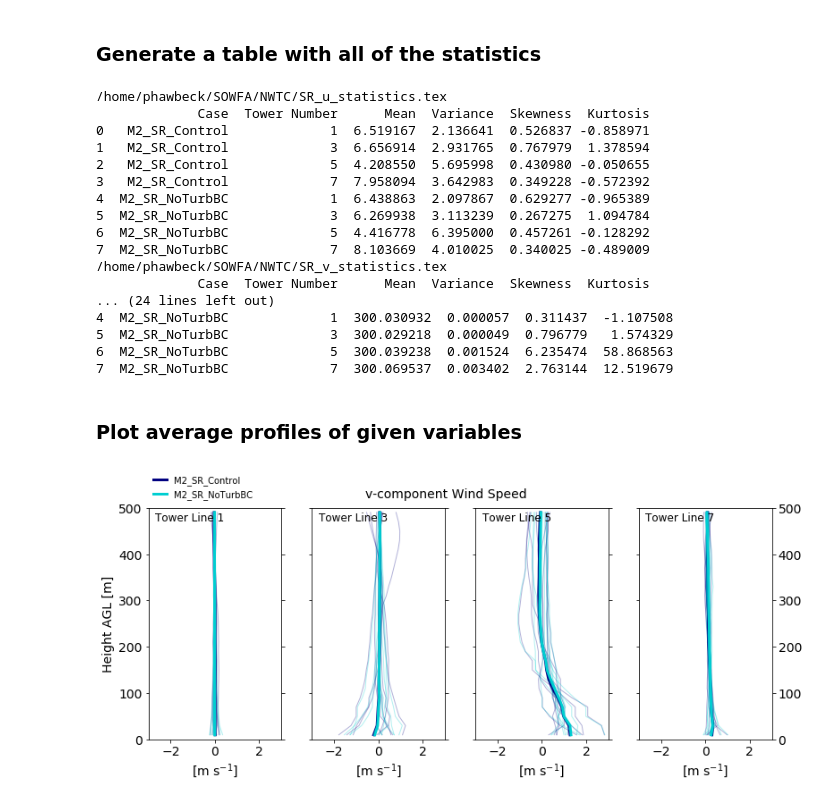
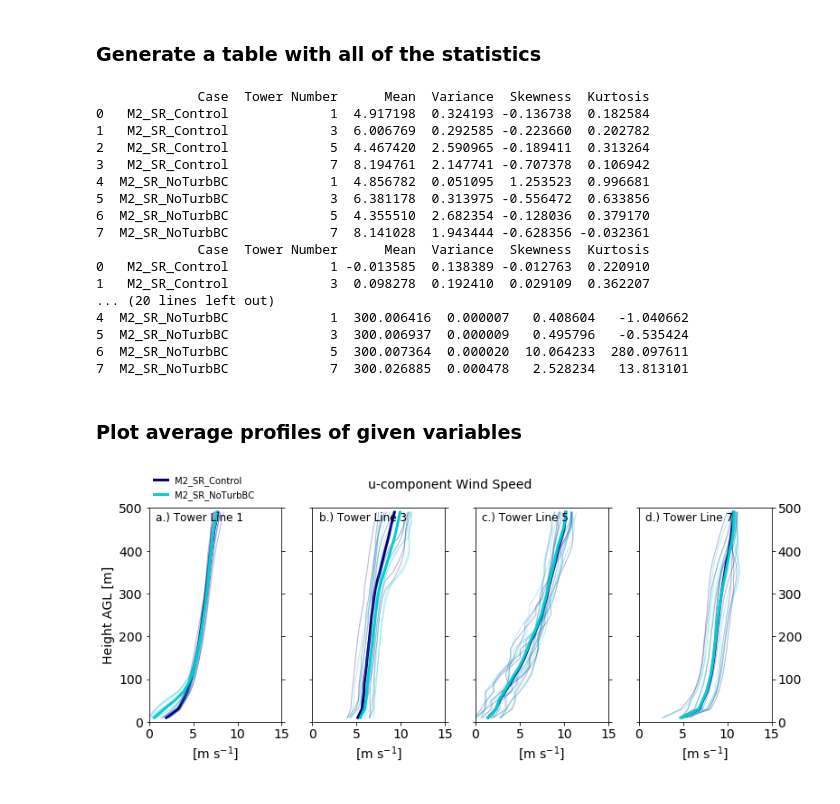
Before and after one commit to hawbecker/publications, a Jupyter notebook: ComplexTerrainNotebook.ipynb, the cells around one changed output. Saved outputs shown, nothing was run; the diff lists cells and outputs as text; code cells hidden in the pictures.

```diff
--- a/ComplexTerrainNotebook.ipynb
+++ b/ComplexTerrainNotebook.ipynb
@@ -47,3 +53,5 @@ probeZ = np.arange(10.001,500.0011,20.0)
+# %%
+savedir = '/home/phawbeck/SOWFA/Terrain/img/'
 # %% [markdown]
 ### Get the boundary data
 # %%
@@ -382,7 +393,7 @@ Plot the probability distribution/density functions for each case. PSD are calcu
 var = 'u'
 varind = varns.index(var)
 pdffig = plt.figure(figsize=(11,4.5))
-plt.subplots_adjust(left=0.08,right=0.96,bottom=0.11,top=0.91,wspace=0.28)
+plt.subplots_adjust(left=0.09,right=0.94,bottom=0.13,top=0.91,wspace=0.28)
 
 plt1 = plt.subplot2grid((1,ntwrs),(0,0),rowspan=1)
 plt2 = plt.subplot2grid((1,ntwrs),(0,1),rowspan=1)
@@ -394,25 +405,26 @@ plt3.set_yscale('log')
 plt4.set_yscale('log')
 
 plt1.tick_params(right=True,left=True,labelsize=lblsize)
-plt2.tick_params(right=True,left=True,labelsize=lblsize)
-plt3.tick_params(right=True,left=True,labelsize=lblsize)
+plt2.tick_params(right=True,left=True,labelsize=lblsize,labelleft=False)
+plt3.tick_params(right=True,left=True,labelsize=lblsize,labelleft=False)
+plt4.tick_params(right=True,left=True,labelsize=lblsize,labelleft=False,labelright=True)
 
-plt1.set_ylabel('PDF [%]',size=12)
-plt2.text(12,1e-24,"%s' [m s$^{-1}$]" % var,ha='center',va='center',size=txtsize)
+plt1.set_ylabel('PDF [%]',size=lblsize)
+plt2.text(12,1e-25,"%s' [m s$^{-1}$]" % var,ha='center',va='center',size=lblsize)
 plt1.set_xlim(-10,10)
 plt2.set_xlim(-10,10)
 plt3.set_xlim(-10,10)
 plt4.set_xlim(-10,10)
-ybot = 1e-22; ytop = 2e1
+ybot = 1e-13; ytop = 2e1
 plt1.set_ylim(ybot,ytop)
 plt2.set_ylim(ybot,ytop)
 plt3.set_ylim(ybot,ytop)
 plt4.set_ylim(ybot,ytop)
 
-plt1.text(-9,0.65*ytop,'Tower Line %d' % twrs[0],ha='left',va='top',size=txtsize)
-plt2.text(-9,0.65*ytop,'Tower Line %d' % twrs[1],ha='left',va='top',size=txtsize)
-plt3.text(-9,0.65*ytop,'Tower Line %d' % twrs[2],ha='left',va='top',size=txtsize)
-plt4.text(-9,0.65*ytop,'Tower Line %d' % twrs[3],ha='left',va='top',size=txtsize)
+plt1.text(-9,0.65*ytop,'a.) Tower Line %d' % twrs[0],ha='left',va='top',size=txtsize)
+plt2.text(-9,0.65*ytop,'b.) Tower Line %d' % twrs[1],ha='left',va='top',size=txtsize)
+plt3.text(-9,0.65*ytop,'c.) Tower Line %d' % twrs[2],ha='left',va='top',size=txtsize)
+plt4.text(-9,0.65*ytop,'d.) Tower Line %d' % twrs[3],ha='left',va='top',size=txtsize)
 
 for cc in range(0,ncases):
     for tt in range(0,ntwrs):
@@ -425,7 +437,8 @@ for cc in range(0,ncases):
         if tt == 1: plt2.scatter(varpfull[varind,cc,tt,:],norm.pdf(varpfull[varind,cc,tt,:]),edgecolors=casece[cc],lw=2.0,alpha=casea[cc],facecolors=casecf[cc],s=casesz[cc],marker=casem[cc])
         if tt == 2: plt3.scatter(varpfull[varind,cc,tt,:],norm.pdf(varpfull[varind,cc,tt,:]),edgecolors=casece[cc],lw=2.0,alpha=casea[cc],facecolors=casecf[cc],s=casesz[cc],marker=casem[cc])
         if tt == 3: plt4.scatter(varpfull[varind,cc,tt,:],norm.pdf(varpfull[varind,cc,tt,:]),edgecolors=casece[cc],lw=2.0,alpha=casea[cc],facecolors=casecf[cc],s=casesz[cc],marker=casem[cc])
-plt.suptitle("Probability Density Function of %s' at %3.1f m" % (var,twrheight))
+plt.suptitle("Probability Density Function of %s' at %3.1f m" % (var,twrheight), size=lblsize)
 plt1.legend(frameon=False,loc=8,fontsize=9)
+plt.savefig('{}PDF_{}{}m.pdf'.format(savedir,var,int(twrheight)))
 plt.show(pdffig)
 # %% [output]
@@ -463,34 +476,33 @@ for var in varns:
         })
     #df.to_latex('test.tex')
     df = df[['Case','Tower Number','Mean','Variance','Skewness','Kurtosis']]
-    df.to_latex('/home/phawbeck/SOWFA/NWTC/SR_{}_statistics.tex'.format(var))
-    print '/home/phawbeck/SOWFA/NWTC/SR_{}_statistics.tex'.format(var)
+    df.to_latex('{}/SR_{}_statistics.tex'.format(savedir,var))
     print df
 # %% [output]
-/home/phawbeck/SOWFA/NWTC/SR_u_statistics.tex
              Case  Tower Number      Mean  Variance  Skewness  Kurtosis
-0   M2_SR_Control             1  6.519167  2.136641  0.526837 -0.858971
-1   M2_SR_Control             3  6.656914  2.931765  0.767979  1.378594
-2   M2_SR_Control             5  4.208550  5.695998  0.430980 -0.050655
-3   M2_SR_Control             7  7.958094  3.642983  0.349228 -0.572392
-4  M2_SR_NoTurbBC             1  6.438863  2.097867  0.629277 -0.965389
-5  M2_SR_NoTurbBC             3  6.269938  3.113239  0.267275  1.094784
-6  M2_SR_NoTurbBC             5  4.416778  6.395000  0.457261 -0.128292
-7  M2_SR_NoTurbBC             7  8.103669  4.010025  0.340025 -0.489009
-/home/phawbeck/SOWFA/NWTC/SR_v_statistics.tex
+0   M2_SR_Control             1  4.917198  0.324193 -0.136738  0.182584
+1   M2_SR_Control             3  6.006769  0.292585 -0.223660  0.202782
+2   M2_SR_Control             5  4.467420  2.590965 -0.189411  0.313264
+3   M2_SR_Control             7  8.194761  2.147741 -0.707378  0.106942
+4  M2_SR_NoTurbBC             1  4.856782  0.051095  1.253523  0.996681
+5  M2_SR_NoTurbBC             3  6.381178  0.313975 -0.556472  0.633856
+6  M2_SR_NoTurbBC             5  4.355510  2.682354 -0.128036  0.379170
+7  M2_SR_NoTurbBC             7  8.141028  1.943444 -0.628356 -0.032361
              Case  Tower Number      Mean  Variance  Skewness  Kurtosis
-... (24 lines left out)
-4  M2_SR_NoTurbBC             1  300.030932  0.000057  0.311437  -1.107508
-5  M2_SR_NoTurbBC             3  300.029218  0.000049  0.796779   1.574329
-6  M2_SR_NoTurbBC             5  300.039238  0.001524  6.235474  58.868563
-7  M2_SR_NoTurbBC             7  300.069537  0.003402  2.763144  12.519679
+0   M2_SR_Control             1 -0.013585  0.138389 -0.012763  0.220910
+1   M2_SR_Control             3  0.098278  0.192410  0.029109  0.362207
+... (20 lines left out)
+4  M2_SR_NoTurbBC             1  300.006416  0.000007   0.408604   -1.040662
+5  M2_SR_NoTurbBC             3  300.006937  0.000009   0.495796   -0.535424
+6  M2_SR_NoTurbBC             5  300.007364  0.000020  10.064233  280.097611
+7  M2_SR_NoTurbBC             7  300.026885  0.000478   2.528234   13.813101
 # %% [markdown]
 ### Plot average profiles of given variables
 # %%
-var = 'v'
+var = 'u'
 varind = varns.index(var)
 avgprfplt = plt.figure(figsize=(11,4.5))
-plt.subplots_adjust(left=0.08,right=0.96,bottom=0.11,top=0.91,wspace=0.23)
+plt.subplots_adjust(left=0.08,right=0.95,bottom=0.15,top=0.88,wspace=0.23)
 
 ybot = 0; ytop = 500
 if var == 'u':
@@ -527,35 +539,36 @@ plt4.tick_params(right=True,left=True,labelsize=lblsize,labelleft=False,labelrig
 plt1.set_ylabel('Height AGL [m]',size=lblsize)
 plt1.set_xlabel(labelstr,size=lblsize); plt2.set_xlabel(labelstr,size=lblsize)
 plt3.set_xlabel(labelstr,size=lblsize); plt4.set_xlabel(labelstr,size=lblsize)
 
-plt1.text(xmin+(xmax-xmin)*0.05,0.98*ytop,'Tower Line %d' % twrs[0],ha='left',va='top',size=txtsize)
-plt2.text(xmin+(xmax-xmin)*0.05,0.98*ytop,'Tower Line %d' % twrs[1],ha='left',va='top',size=txtsize)
-plt3.text(xmin+(xmax-xmin)*0.05,0.98*ytop,'Tower Line %d' % twrs[2],ha='left',va='top',size=txtsize)
-plt4.text(xmin+(xmax-xmin)*0.05,0.98*ytop,'Tower Line %d' % twrs[3],ha='left',va='top',size=txtsize)
+plt1.text(xmin+(xmax-xmin)*0.05,0.98*ytop,'a.) Tower Line %d' % twrs[0],ha='left',va='top',size=txtsize)
+plt2.text(xmin+(xmax-xmin)*0.05,0.98*ytop,'b.) Tower Line %d' % twrs[1],ha='left',va='top',size=txtsize)
+plt3.text(xmin+(xmax-xmin)*0.05,0.98*ytop,'c.) Tower Line %d' % twrs[2],ha='left',va='top',size=txtsize)
+plt4.text(xmin+(xmax-xmin)*0.05,0.98*ytop,'d.) Tower Line %d' % twrs[3],ha='left',va='top',size=txtsize)
 
 
 for cc in range(0,ncases):
     for tt in range(0,ntwrs):
         for tw in np.arange(0,probeLine.ntowers):
             if tt == 0: plt1.plot(avgvarfull[varind,cc,tt,tw,:],twrheightf,c=casec[cc],lw=1.0,alpha=0.3)
             if tt == 1: plt2.plot(avgvarfull[varind,cc,tt,tw,:],twrheightf,c=casec[cc],lw=1.0,alpha=0.3)
             if tt == 2: plt3.plot(avgvarfull[varind,cc,tt,tw,:],twrheightf,c=casec[cc],lw=1.0,alpha=0.3)
             if tt == 3: plt4.plot(avgvarfull[varind,cc,tt,tw,:],twrheightf,c=casec[cc],lw=1.0,alpha=0.3)
         if tt == 0: plt1.plot(lineavgfull[varind,cc,tt,:],twrheightf,c=casec[cc],lw=3.0,label=cases[cc])
         if tt == 1: plt2.plot(lineavgfull[varind,cc,tt,:],twrheightf,c=casec[cc],lw=3.0)
         if tt == 2: plt3.plot(lineavgfull[varind,cc,tt,:],twrheightf,c=casec[cc],lw=3.0)
         if tt == 3: plt4.plot(lineavgfull[varind,cc,tt,:],twrheightf,c=casec[cc],lw=3.0)
 plt1.set_ylim(ybot,ytop)
 plt2.set_ylim(ybot,ytop)
 plt3.set_ylim(ybot,ytop)
 plt4.set_ylim(ybot,ytop)
 
 plt1.set_xlim(xmin,xmax)
 plt2.set_xlim(xmin,xmax)
 plt3.set_xlim(xmin,xmax)
 plt4.set_xlim(xmin,xmax)
 
 plt1.legend(loc=legloc,frameon=False,fontsize=legsize,handlelength=1.5)
+plt.savefig('{}AvgProfile_{}.pdf'.format(savedir,var))
 plt.show(avgprfplt)
 # %% [output]
-[figure, old version]
+[figure, new version]
```
Also changed, not shown: parts of 7 cells of this notebook.
